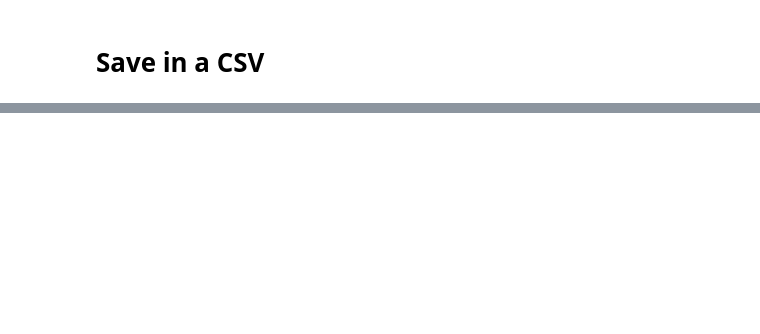
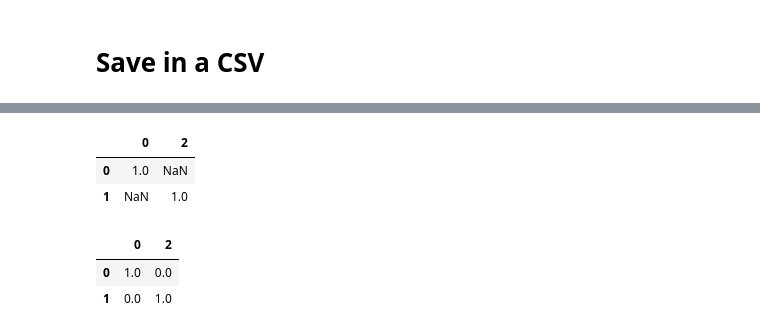
Before and after one commit to AprendizadoDeMaquina-2-2018/YelpDataset, a Jupyter notebook: Preparing_Dataframe.ipynb, the cells around one changed output, grey strips where cells are left out. Cells and saved outputs as stored; diff of their text form; code cells hidden in the pictures; blank space fills up the shorter version.

```diff
--- a/Preparing_Dataframe.ipynb
+++ b/Preparing_Dataframe.ipynb
@@ -132,0 +169,6 @@ df.to_csv('dataset/df.csv', encoding='utf-8')
+# %%
+test.head()
+# %% [output]
+|  | 0 | 2 |
+| 0 | 1.0 | NaN |
+| 1 | NaN | 1.0 |
@@ -132,0 +177,6 @@ df.to_csv('dataset/df.csv', encoding='utf-8')
+# %%
+test.head()
+# %% [output]
+|  | 0 | 2 |
+| 0 | 1.0 | 0.0 |
+| 1 | 0.0 | 1.0 |
```
Also changed, not shown: parts of 12 cells of this notebook, 1 other file.
